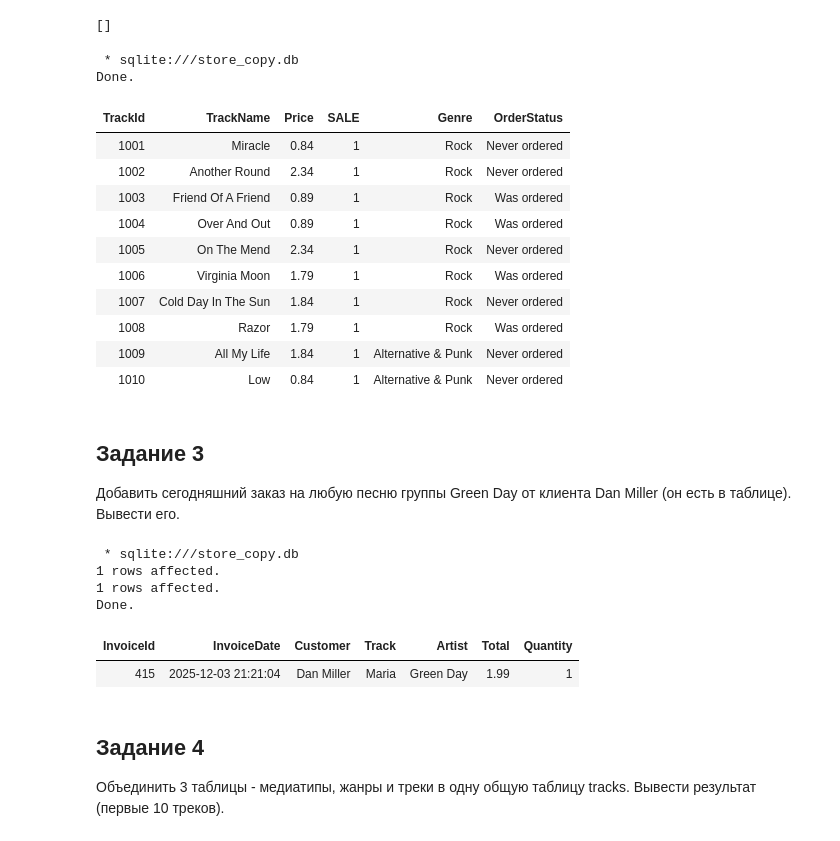
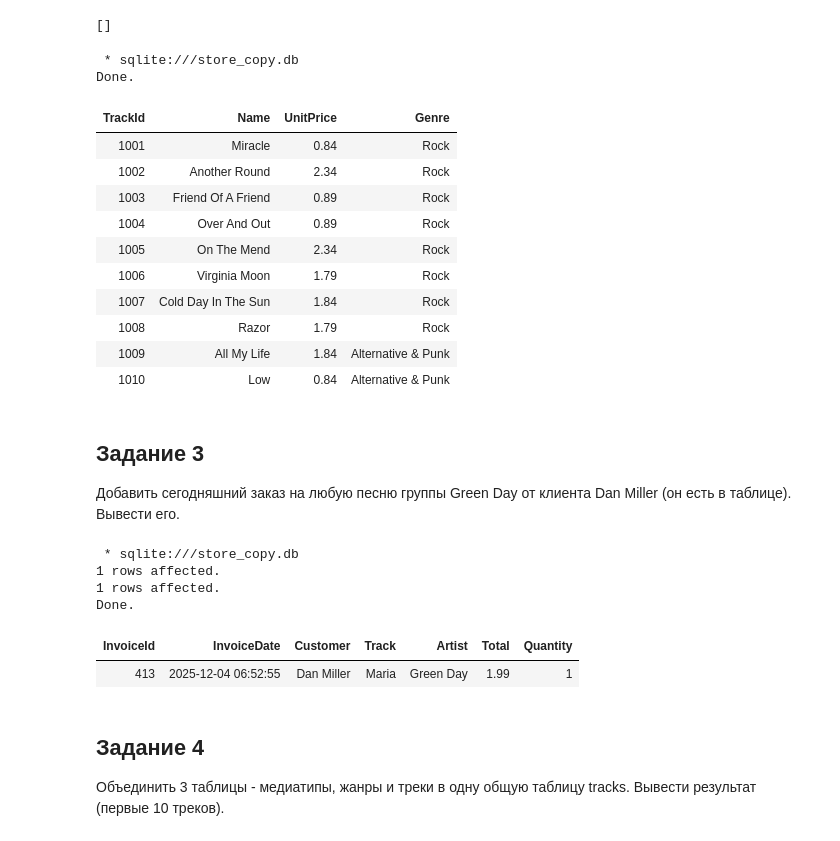
Before and after one commit to DianaR07/programming_tasks, a Jupyter notebook: Лабораторные/Лабораторная 4.ipynb, the cells around one changed output. Saved outputs shown, nothing was run; the diff lists cells and outputs as text; code cells hidden in the pictures.

```diff
--- a/Лабораторные/Лабораторная 4.ipynb
+++ b/Лабораторные/Лабораторная 4.ipynb
@@ -103,39 +102,32 @@ Done.
 # %%
 %%sql
 SELECT
     TrackId,
-    Name as TrackName,
-    UnitPrice as Price,
-    SALE,
-    (SELECT Name FROM genres WHERE GenreId = tracks.GenreId) as Genre,
-    CASE
-        WHEN EXISTS (SELECT 1 FROM invoice_items WHERE TrackId = tracks.TrackId)
-        THEN 'Was ordered'
-        ELSE 'Never ordered'
-    END as OrderStatus
+    Name,
+    UnitPrice,
+    (SELECT Name FROM genres WHERE GenreId = tracks.GenreId) as Genre
 FROM tracks
 ORDER BY TrackId
 LIMIT 10 OFFSET 1000;
 # %% [output]
  * sqlite:///store_copy.db
 Done.
-| TrackId | TrackName | Price | SALE | Genre | OrderStatus |
-| 1001 | Miracle | 0.84 | 1 | Rock | Never ordered |
-| 1002 | Another Round | 2.34 | 1 | Rock | Never ordered |
-| 1003 | Friend Of A Friend | 0.89 | 1 | Rock | Was ordered |
-| 1004 | Over And Out | 0.89 | 1 | Rock | Was ordered |
-| 1005 | On The Mend | 2.34 | 1 | Rock | Never ordered |
-| 1006 | Virginia Moon | 1.79 | 1 | Rock | Was ordered |
-| 1007 | Cold Day In The Sun | 1.84 | 1 | Rock | Never ordered |
-| 1008 | Razor | 1.79 | 1 | Rock | Was ordered |
-| 1009 | All My Life | 1.84 | 1 | Alternative & Punk | Never ordered |
-| 1010 | Low | 0.84 | 1 | Alternative & Punk | Never ordered |
+| TrackId | Name | UnitPrice | Genre |
+| 1001 | Miracle | 0.84 | Rock |
+| 1002 | Another Round | 2.34 | Rock |
+| 1003 | Friend Of A Friend | 0.89 | Rock |
+| 1004 | Over And Out | 0.89 | Rock |
+| 1005 | On The Mend | 2.34 | Rock |
+| 1006 | Virginia Moon | 1.79 | Rock |
+| 1007 | Cold Day In The Sun | 1.84 | Rock |
+| 1008 | Razor | 1.79 | Rock |
+| 1009 | All My Life | 1.84 | Alternative & Punk |
+| 1010 | Low | 0.84 | Alternative & Punk |
 # %% [markdown]
 ## Задание 3
 Добавить сегодняшний заказ на любую песню группы Green Day от клиента Dan	Miller (он есть в таблице). Вывести его.
 # %%
 %%sql
--- 1. Создаем счет (invoice)
 INSERT INTO invoices (InvoiceId, CustomerId, InvoiceDate, Total)
 SELECT
     (SELECT MAX(InvoiceId) + 1 FROM invoices),
@@ -146,19 +138,14 @@ SELECT
      JOIN artists ar ON ar.ArtistId = al.ArtistId
      WHERE ar.Name = "Green Day" LIMIT 1);
 
--- 2. Добавляем трек в счет (без UnitPrice)
 INSERT INTO invoice_items (InvoiceId, TrackId, Quantity)
-SELECT
-    (SELECT MAX(InvoiceId) FROM invoices),
-    TrackId,
-    1
+SELECT (SELECT MAX(InvoiceId) FROM invoices), TrackId, 1
 FROM tracks t
 JOIN albums al ON al.AlbumId = t.AlbumId
 JOIN artists ar ON ar.ArtistId = al.ArtistId
 WHERE ar.Name = "Green Day"
 LIMIT 1;
 
--- 3. Выводим созданный заказ
 SELECT
     inv.InvoiceId,
     inv.InvoiceDate,
@@ -179,7 +166,7 @@ WHERE inv.InvoiceId = (SELECT MAX(InvoiceId) FROM invoices);
 1 rows affected.
 Done.
 | InvoiceId | InvoiceDate | Customer | Track | Artist | Total | Quantity |
-| 415 | 2025-12-03 21:21:04 | Dan Miller | Maria | Green Day | 1.99 | 1 |
+| 413 | 2025-12-04 06:52:55 | Dan Miller | Maria | Green Day | 1.99 | 1 |
 # %% [markdown]
 ## Задание 4
 Объединить 3 таблицы - медиатипы, жанры и треки в одну общую таблицу tracks. Вывести результат (первые 10 треков).
```
Also changed, not shown: parts of 6 cells of this notebook.
